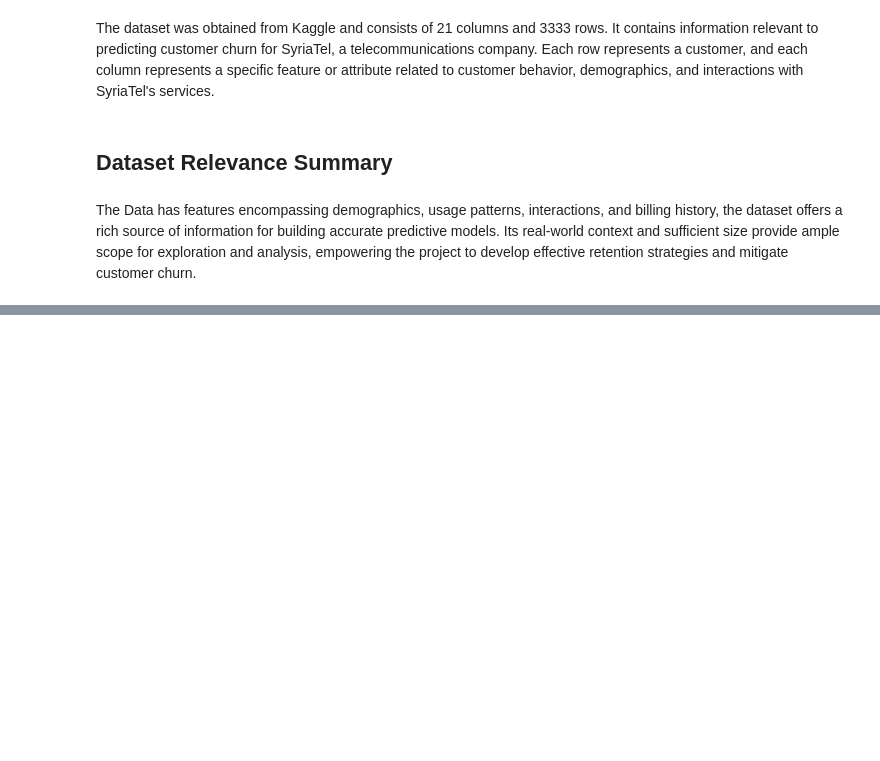
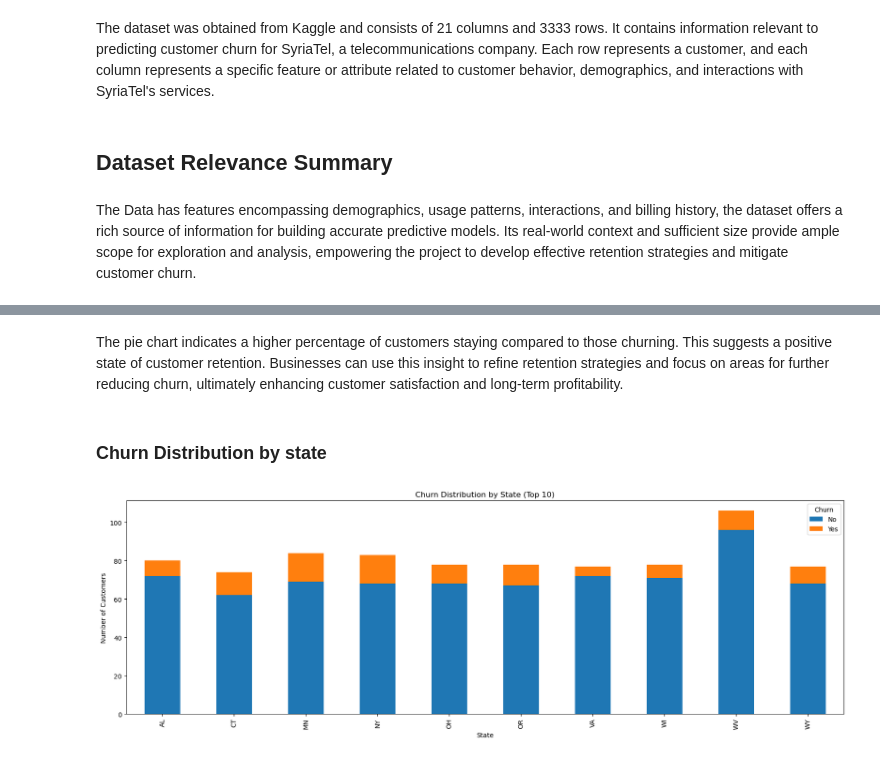
Before and after one commit to kiptochmike/Customer-Churn, a Jupyter notebook: customer_churn.ipynb, the cells around one changed output, grey strips where cells are left out. Saved outputs shown, nothing was run; the diff lists cells and outputs as text; code cells hidden in the pictures; blank space fills up the shorter version.

```diff
--- a/customer_churn.ipynb
+++ b/customer_churn.ipynb
@@ -31,0 +175,23 @@ The Data has features encompassing demographics, usage patterns, interactions, a
+# %% [markdown]
+The pie chart indicates a higher percentage of customers staying compared to those churning. This suggests a positive state of customer retention. Businesses can use this insight to refine retention strategies and focus on areas for further reducing churn, ultimately enhancing customer satisfaction and long-term profitability.
+# %% [markdown]
+### Churn Distribution by state
+# %%
+# Group the data by state and churn status, and count the number of customers
+state_churn_counts = df.groupby(['state', 'churn']).size().unstack()
+
+# Calculate churn percentage for each state
+state_churn_counts['Total'] = state_churn_counts.sum(axis=1)
+state_churn_counts.sort_values(by='Total', ascending=False, inplace=True)
+top_states = state_churn_counts.head(10).index
+
+# Plot churn distribution by state for the top 10 states
+df[df['state'].isin(top_states)].groupby(['state', 'churn']).size().unstack().plot(kind='bar', figsize=(20, 6), stacked=True)
+
+plt.title('Churn Distribution by State (Top 10)')
+plt.xlabel('State')
+plt.ylabel('Number of Customers')
+plt.legend(['No', 'Yes'], title='Churn')
+plt.show()
+# %% [output]
+[figure, added]
```
Also changed, not shown: parts of 42 cells of this notebook, 1 other file.
